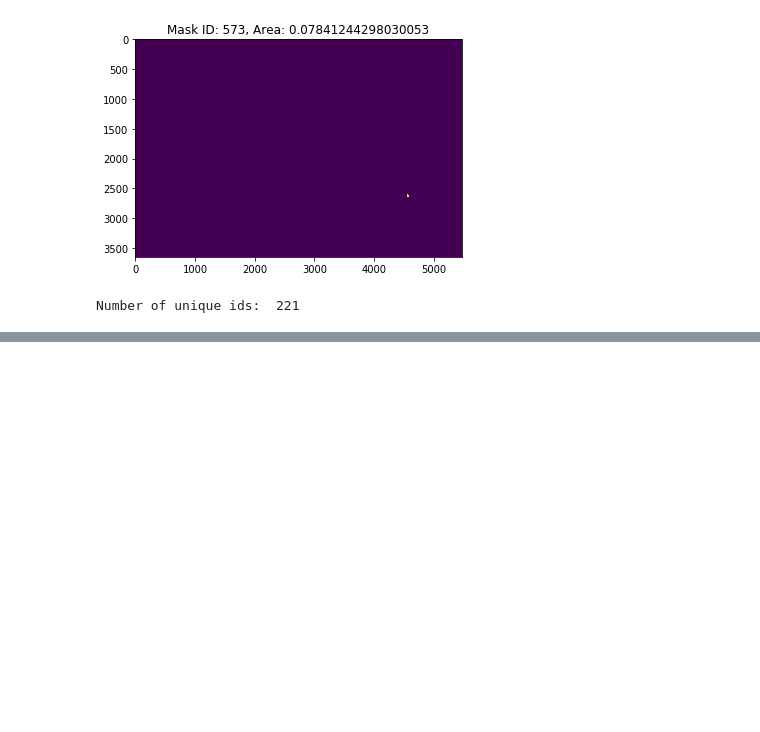
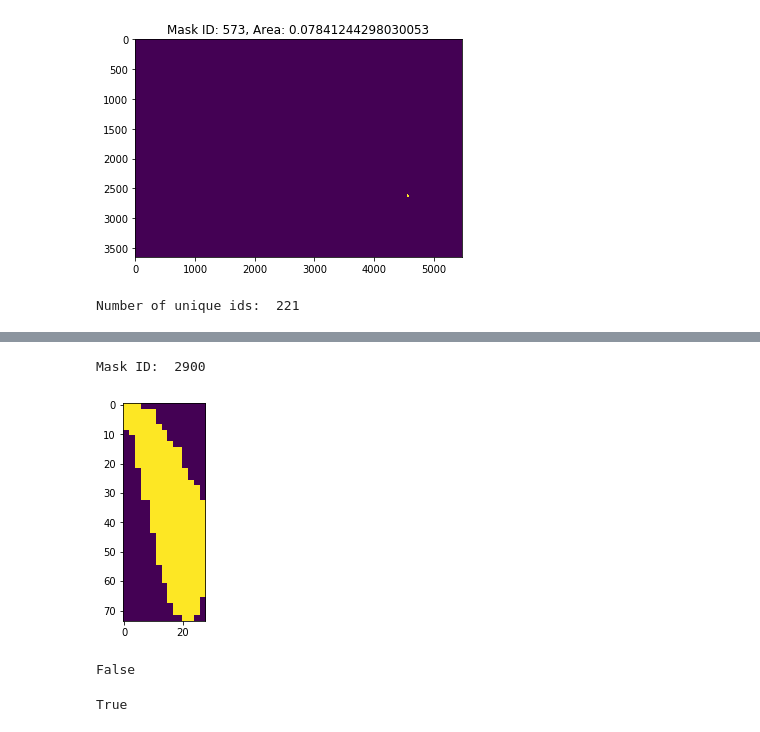
Before and after one commit to ZhiangChen/SegMo3D, a Jupyter notebook: semantic_SfM/ssfm/simple_mask_filter.ipynb, the cells around one changed output, grey strips where cells are left out. Drawn from its saved outputs; the diff is of its cells as text; code cells hidden in the pictures; blank space fills up the shorter version.

```diff
--- a/semantic_SfM/ssfm/simple_mask_filter.ipynb
+++ b/semantic_SfM/ssfm/simple_mask_filter.ipynb
@@ -322,0 +390,22 @@ Number of unique ids:  221
+# %%
+id = 2900
+# %%
+
+print("Mask ID: ", id)
+mask = masks_filtered == id
+
+x, y, w, h = cv2.boundingRect(mask.astype(np.uint8))
+plt.imshow(mask[y:y+h, x:x+w])
+plt.show()
+
+print(is_hollow_mask(mask, min_area=50, min_fill_ratio=0.3))
+id += 1
+# %% [output]
+Mask ID:  2900
+[figure, added]
+False
+# %%
+mask = masks_filtered >0
+cv2.imwrite('100.png', mask.astype(np.uint8)*255)
+# %% [output]
+True
```
Also changed, not shown: parts of 7 cells of this notebook, 15 other files.
